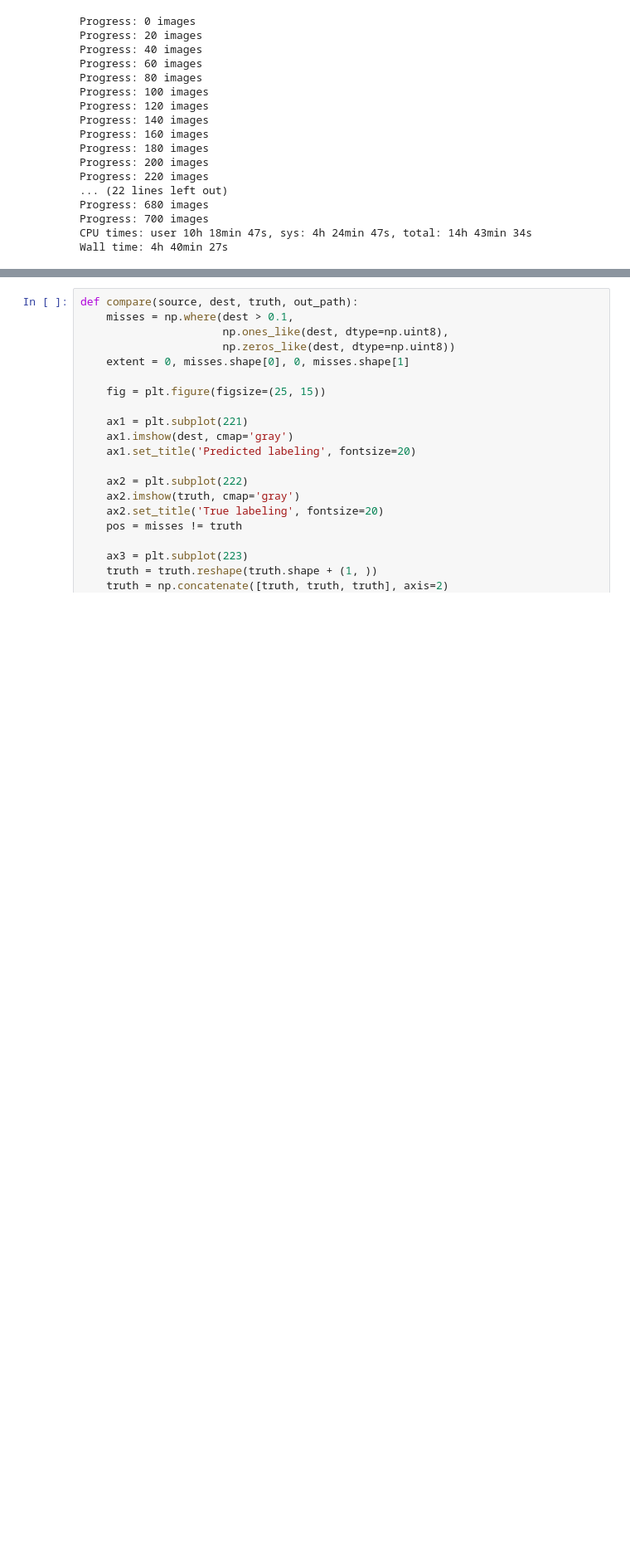
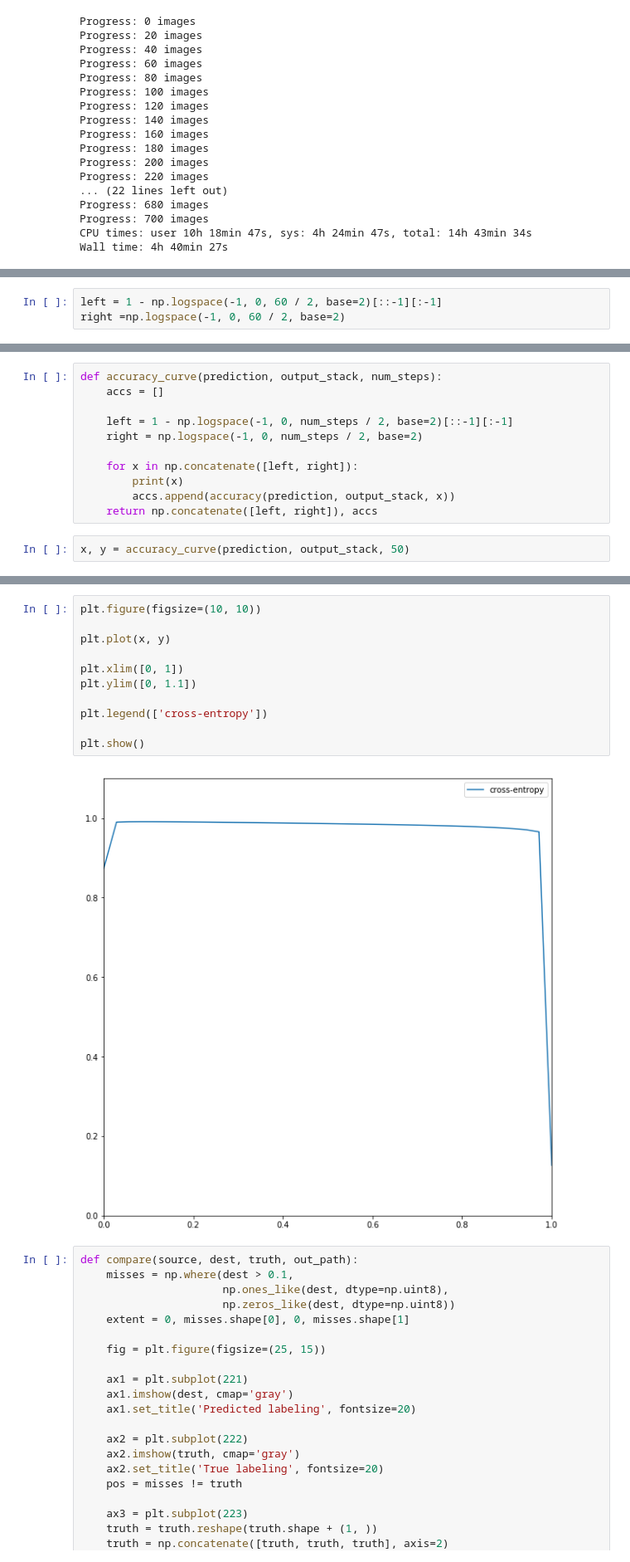
Before and after one commit to eph2795/nn_segmentation, a Jupyter notebook: measure_quality.ipynb, the cells around one changed output, grey strips where cells are left out. Shown: that part at 83% size. Drawn from its saved outputs; the diff is of its cells as text; blank space fills up the shorter version.

Commit message:
Third step to learn from last epoch

```diff
--- a/measure_quality.ipynb
+++ b/measure_quality.ipynb
@@ -134,0 +139,3 @@ Wall time: 4h 40min 27s
+# %%
+left = 1 - np.logspace(-1, 0, 60 / 2, base=2)[::-1][:-1]
+right =np.logspace(-1, 0, 60 / 2, base=2)
@@ -134,0 +157,13 @@ Wall time: 4h 40min 27s
+# %%
+def accuracy_curve(prediction, output_stack, num_steps):
+    accs = []
+
+    left = 1 - np.logspace(-1, 0, num_steps / 2, base=2)[::-1][:-1]
+    right = np.logspace(-1, 0, num_steps / 2, base=2)
+
+    for x in np.concatenate([left, right]):
+        print(x)
+        accs.append(accuracy(prediction, output_stack, x))
+    return np.concatenate([left, right]), accs
+# %%
+x, y = accuracy_curve(prediction, output_stack, 50)
@@ -135,3 +194,16 @@ Wall time: 4h 40min 27s
+# %%
+plt.figure(figsize=(10, 10))
+
+plt.plot(x, y)
+
+plt.xlim([0, 1])
+plt.ylim([0, 1.1])
+
+plt.legend(['cross-entropy'])
+
+plt.show()
+# %% [output]
+[figure, added]
 # %%
 def compare(source, dest, truth, out_path):
     misses = np.where(dest > 0.1,
```
Also changed, not shown: parts of 6 cells of this notebook.
